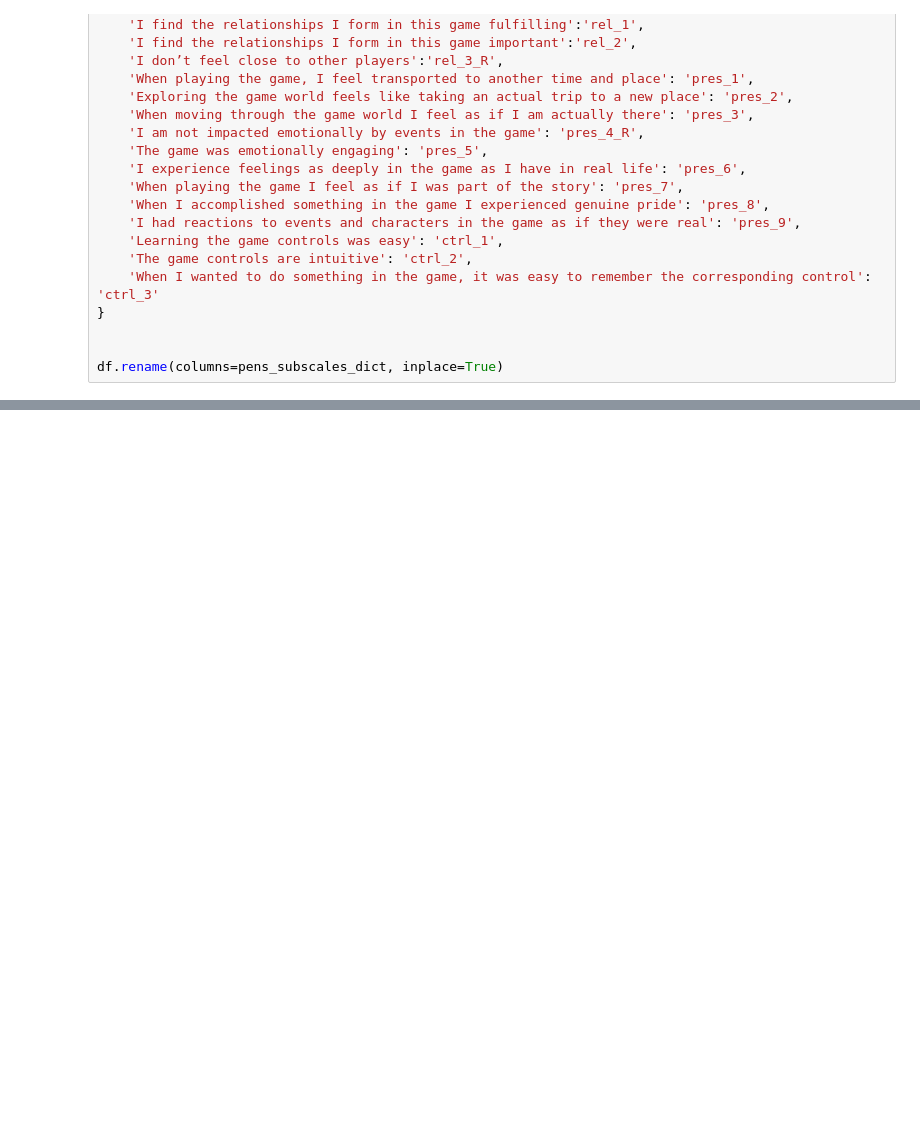
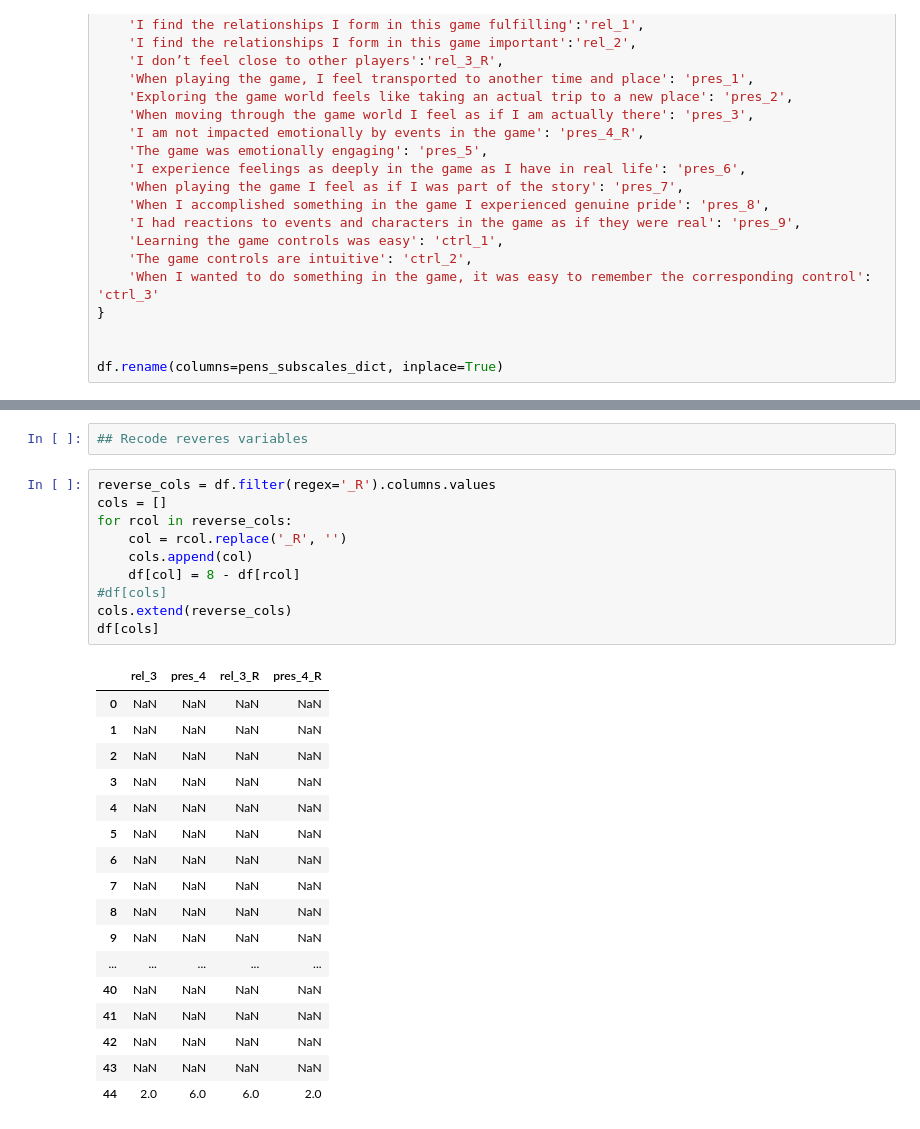
Before and after one commit to alexandrovsky/ec2021-simple-study, a Jupyter notebook: EC2021-Simple-Study-Analysis.ipynb, the cells around one changed output, grey strips where cells are left out. Drawn from its saved outputs; the diff is of its cells as text; blank space fills up the shorter version.

```diff
--- a/EC2021-Simple-Study-Analysis.ipynb
+++ b/EC2021-Simple-Study-Analysis.ipynb
@@ -83,0 +78,30 @@ df
+# %%
+## Recode reveres variables
+# %%
+reverse_cols = df.filter(regex='_R').columns.values
+cols = []
+for rcol in reverse_cols:
+    col = rcol.replace('_R', '')
+    cols.append(col)
+    df[col] = 8 - df[rcol]
+#df[cols]
+cols.extend(reverse_cols)
+df[cols]
+# %% [output]
+|  | rel_3 | pres_4 | rel_3_R | pres_4_R |
+| 0 | NaN | NaN | NaN | NaN |
+| 1 | NaN | NaN | NaN | NaN |
+| 2 | NaN | NaN | NaN | NaN |
+| 3 | NaN | NaN | NaN | NaN |
+| 4 | NaN | NaN | NaN | NaN |
+| 5 | NaN | NaN | NaN | NaN |
+| 6 | NaN | NaN | NaN | NaN |
+| 7 | NaN | NaN | NaN | NaN |
+| 8 | NaN | NaN | NaN | NaN |
+| 9 | NaN | NaN | NaN | NaN |
+| ... | ... | ... | ... | ... |
+| 40 | NaN | NaN | NaN | NaN |
+| 41 | NaN | NaN | NaN | NaN |
+| 42 | NaN | NaN | NaN | NaN |
+| 43 | NaN | NaN | NaN | NaN |
+| 44 | 2.0 | 6.0 | 6.0 | 2.0 |
```
Also changed, not shown: parts of 6 cells of this notebook, 11 other files.
